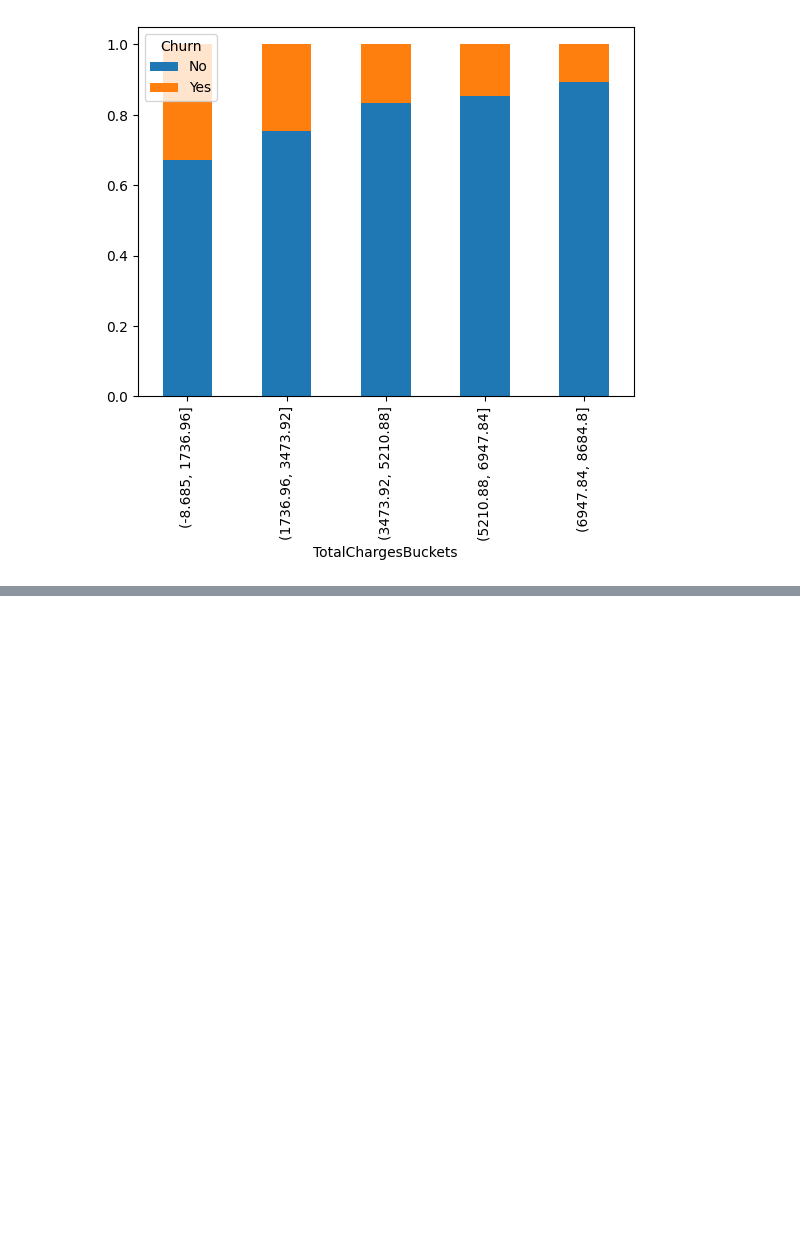
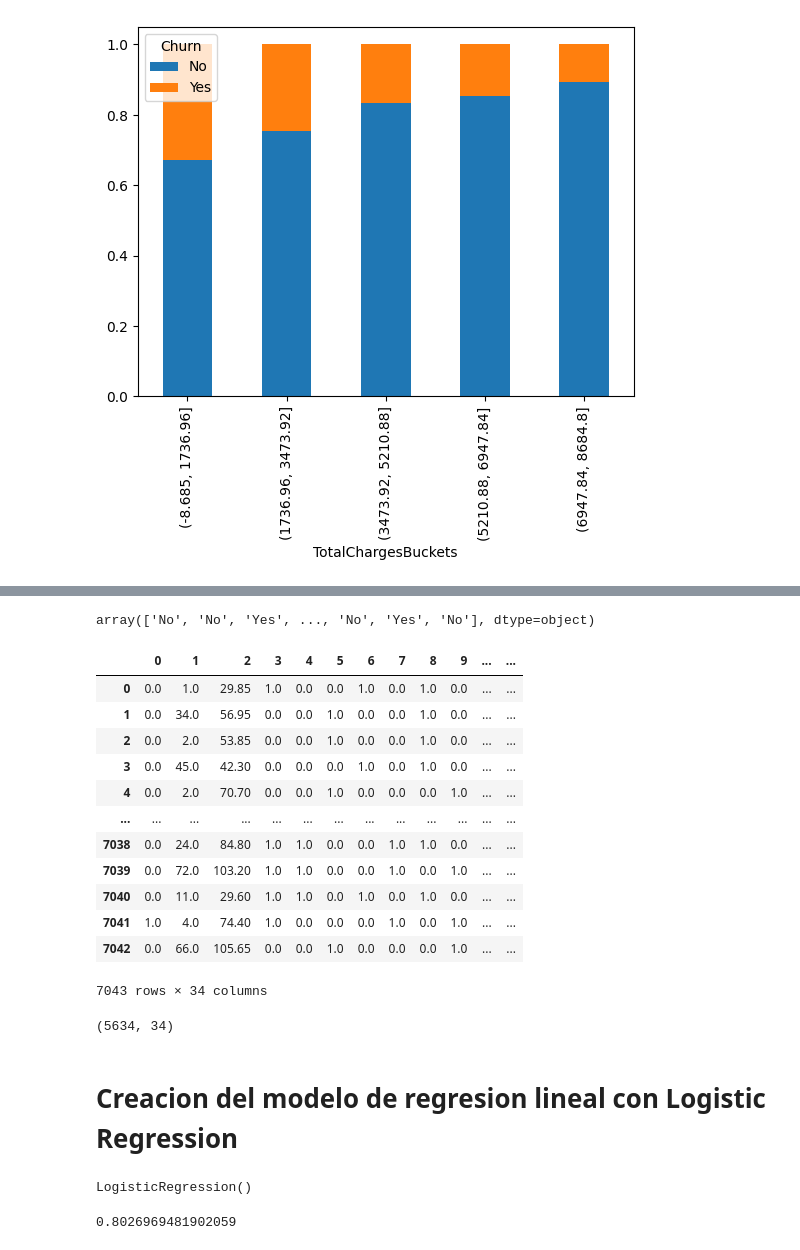
Before and after one commit to Capaquira/projectsLivreLow-code, a Jupyter notebook: TauxDesabonnementClients.ipynb, the cells around one changed output, grey strips where cells are left out. Drawn from its saved outputs; the diff is of its cells as text; code cells hidden in the pictures; blank space fills up the shorter version.

```diff
--- a/TauxDesabonnementClients.ipynb
+++ b/TauxDesabonnementClients.ipynb
@@ -1000,0 +362,4 @@ plt.show()
+# %%
+df_3 =df_3.drop(columns=['TenureBuckets','TotalChargesBuckets','customerID'])
+
+df_3.columns
@@ -1000,0 +420,4 @@ plt.show()
+# %%
+df_prep = df_3.replace('No internet service', 'No')
+df_prep[['OnlineSecurity', 'OnlineBackup',
+         'DeviceProtection', 'TechSupport']].nunique()
@@ -1000,0 +431,15 @@ plt.show()
+# %%
+from sklearn.preprocessing import OneHotEncoder
+
+numeric_columns = ['SeniorCitizen', 'tenure', 'MonthlyCharges']
+categorical_columns = ['Partner', 'Dependents', 'MultipleLines',
+                       'InternetService','OnlineSecurity',
+                       'OnlineBackup','DeviceProtection',
+                       'TechSupport','Contract','PaperlessBilling',
+                       'PaymentMethod','DiffBuckets']
+
+X_num = df_prep[numeric_columns]
+X_cat = df_prep[categorical_columns]
+
+ohe = OneHotEncoder(drop='if_binary')
+X_cat_trans = ohe.fit_transform(X_cat)
@@ -1000,0 +457,3 @@ plt.show()
+# %%
+X = np.concatenate((X_num.values,X_cat_trans.toarray()), axis=1)
+y = df_prep['Churn'].values
@@ -1000,0 +470,42 @@ plt.show()
+# %%
+y
+# %% [output]
+array(['No', 'No', 'Yes', ..., 'No', 'Yes', 'No'], dtype=object)
+# %%
+pd.DataFrame(X)
+# %% [output]
+|  | 0 | 1 | 2 | 3 | 4 | 5 | 6 | 7 | 8 | 9 | ... | ... |
+| 0 | 0.0 | 1.0 | 29.85 | 1.0 | 0.0 | 0.0 | 1.0 | 0.0 | 1.0 | 0.0 | ... | ... |
+| 1 | 0.0 | 34.0 | 56.95 | 0.0 | 0.0 | 1.0 | 0.0 | 0.0 | 1.0 | 0.0 | ... | ... |
+| 2 | 0.0 | 2.0 | 53.85 | 0.0 | 0.0 | 1.0 | 0.0 | 0.0 | 1.0 | 0.0 | ... | ... |
+| 3 | 0.0 | 45.0 | 42.30 | 0.0 | 0.0 | 0.0 | 1.0 | 0.0 | 1.0 | 0.0 | ... | ... |
+| 4 | 0.0 | 2.0 | 70.70 | 0.0 | 0.0 | 1.0 | 0.0 | 0.0 | 0.0 | 1.0 | ... | ... |
+| ... | ... | ... | ... | ... | ... | ... | ... | ... | ... | ... | ... | ... |
+| 7038 | 0.0 | 24.0 | 84.80 | 1.0 | 1.0 | 0.0 | 0.0 | 1.0 | 1.0 | 0.0 | ... | ... |
+| 7039 | 0.0 | 72.0 | 103.20 | 1.0 | 1.0 | 0.0 | 0.0 | 1.0 | 0.0 | 1.0 | ... | ... |
+| 7040 | 0.0 | 11.0 | 29.60 | 1.0 | 1.0 | 0.0 | 1.0 | 0.0 | 1.0 | 0.0 | ... | ... |
+| 7041 | 1.0 | 4.0 | 74.40 | 1.0 | 0.0 | 0.0 | 0.0 | 1.0 | 0.0 | 1.0 | ... | ... |
+| 7042 | 0.0 | 66.0 | 105.65 | 0.0 | 0.0 | 1.0 | 0.0 | 0.0 | 0.0 | 1.0 | ... | ... |
+7043 rows × 34 columns
+# %%
+from sklearn.model_selection import train_test_split
+
+X_train, X_test, y_train, y_test = train_test_split(X,y,test_size=0.20,random_state=113)
+
+X_train.shape
+# %% [output]
+(5634, 34)
+# %% [markdown]
+# **Creacion del modelo de regresion lineal con Logistic Regression**
+# %%
+from sklearn.linear_model import LogisticRegression
+
+cls = LogisticRegression()
+
+cls.fit(X_train, y_train)
+# %% [output]
+LogisticRegression()
+# %%
+cls.score(X_test, y_test)
+# %% [output]
+0.8026969481902059
```
Also changed, not shown: parts of 67 cells of this notebook.
